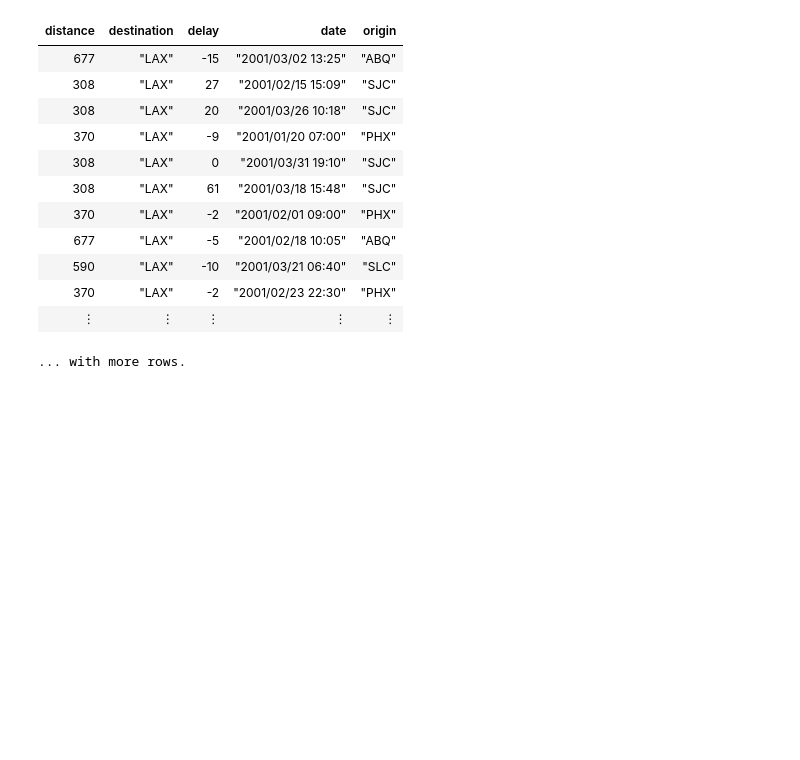
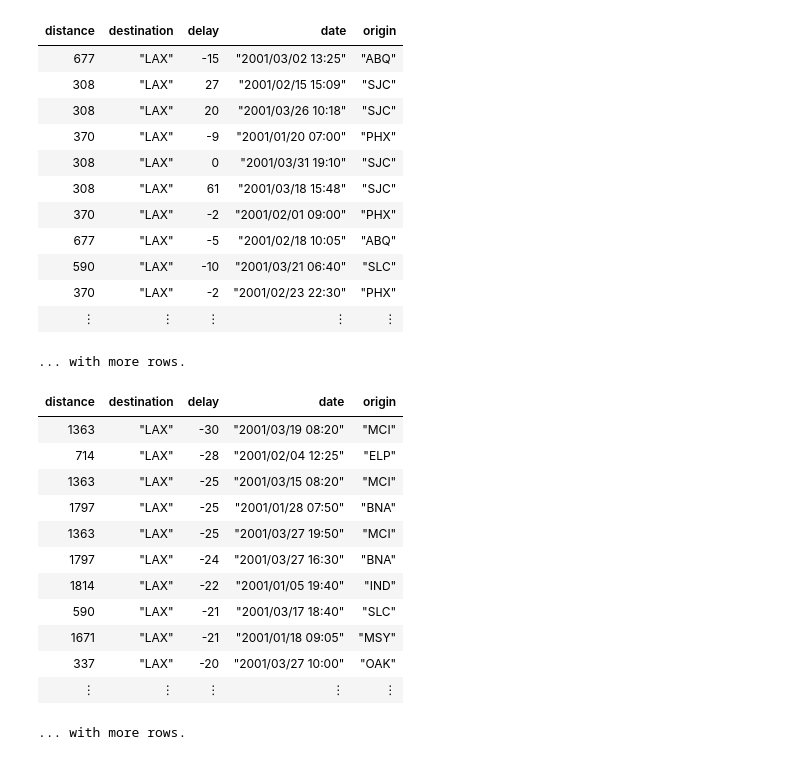
Before and after one commit to FavioVazquez/matrix_languages_tools, a Jupyter notebook: Untitled.ipynb, the cells around one changed output. Drawn from its saved outputs; the diff is of its cells as text; code cells hidden in the pictures; blank space fills up the shorter version.

```diff
--- a/Untitled.ipynb
+++ b/Untitled.ipynb
@@ -102,3 +106,21 @@ flights |>
 | 370 | "LAX" | -2 | "2001/02/23 22:30" | "PHX" |
 | ⋮ | ⋮ | ⋮ | ⋮ | ⋮ |
 ... with more rows.
+# %%
+flights |>
+@filter(_.destination == "LAX") |>
+@orderby(_.delay)
+# %% [output]
+| distance | destination | delay | date | origin |
+| 1363 | "LAX" | -30 | "2001/03/19 08:20" | "MCI" |
+| 714 | "LAX" | -28 | "2001/02/04 12:25" | "ELP" |
+| 1363 | "LAX" | -25 | "2001/03/15 08:20" | "MCI" |
+| 1797 | "LAX" | -25 | "2001/01/28 07:50" | "BNA" |
+| 1363 | "LAX" | -25 | "2001/03/27 19:50" | "MCI" |
+| 1797 | "LAX" | -24 | "2001/03/27 16:30" | "BNA" |
+| 1814 | "LAX" | -22 | "2001/01/05 19:40" | "IND" |
+| 590 | "LAX" | -21 | "2001/03/17 18:40" | "SLC" |
+| 1671 | "LAX" | -21 | "2001/01/18 09:05" | "MSY" |
+| 337 | "LAX" | -20 | "2001/03/27 10:00" | "OAK" |
+| ⋮ | ⋮ | ⋮ | ⋮ | ⋮ |
+... with more rows.
```
Also changed, not shown: parts of 1 cell of this notebook.
